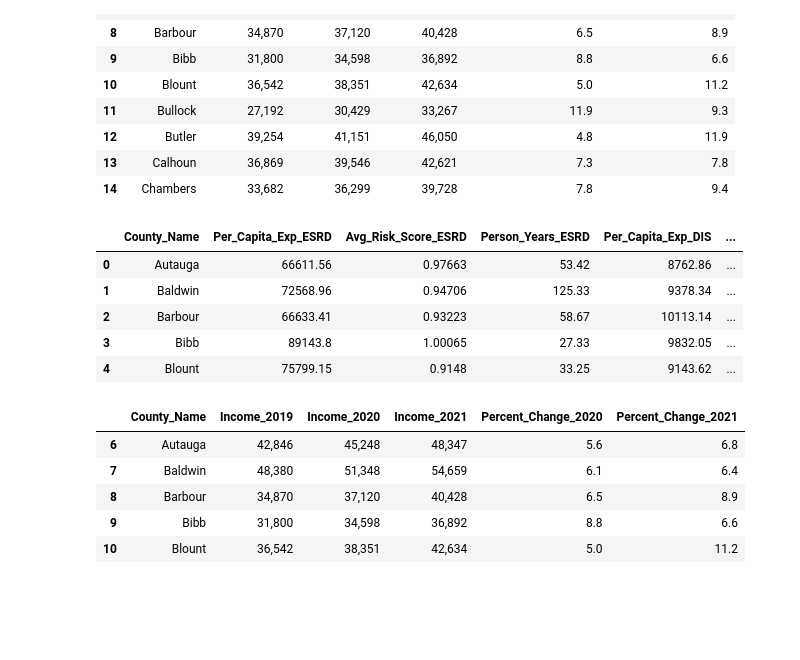
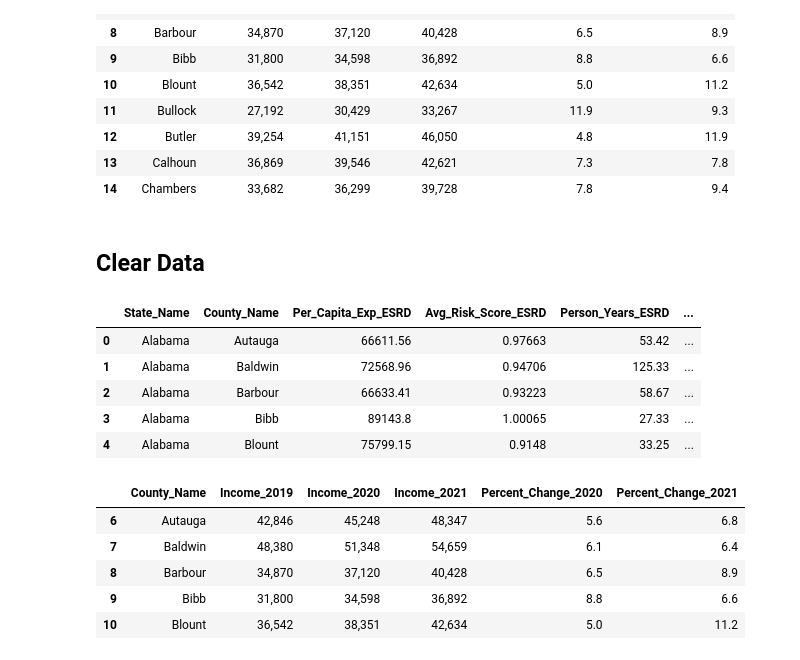
Before and after one commit to AdvaySingh1/Income-Elasticity-Analysis, a Jupyter notebook: Elasticity-Analysis.ipynb, the cells around one changed output. Saved outputs shown, nothing was run; the diff lists cells and outputs as text; code cells hidden in the pictures; blank space fills up the shorter version.

```diff
--- a/Elasticity-Analysis.ipynb
+++ b/Elasticity-Analysis.ipynb
@@ -33,21 +33,25 @@ df_income.head(10)
 | 12 | Butler | 39,254 | 41,151 | 46,050 | 4.8 | 11.9 |
 | 13 | Calhoun | 36,869 | 39,546 | 42,621 | 7.3 | 7.8 |
 | 14 | Chambers | 33,682 | 36,299 | 39,728 | 7.8 | 9.4 |
+# %% [markdown]
+## Clear Data
 # %%
 df_19_expenditure = pd.read_csv("../Income-Elasticity-Analysis/Data/County_Expenditure_2019.csv")
 # determine states (need to be deleted from df_income)
 states = df_19_expenditure.State_Name.unique()
+#format df_19 dataset
+
+
+df_19 = df_19_expenditure.drop(['Year', 'State_ID', 'County_ID'], axis='columns')
 df_19.dropna()
-#format df_19 dataset
-df_19 = df_19_expenditure.drop(['State_Name', 'Year', 'State_ID', 'County_ID'], axis='columns')
 df_19.head()
 # %% [output]
-|  | County_Name | Per_Capita_Exp_ESRD | Avg_Risk_Score_ESRD | Person_Years_ESRD | Per_Capita_Exp_DIS | ... |
-| 0 | Autauga | 66611.56 | 0.97663 | 53.42 | 8762.86 | ... |
-| 1 | Baldwin | 72568.96 | 0.94706 | 125.33 | 9378.34 | ... |
-| 2 | Barbour | 66633.41 | 0.93223 | 58.67 | 10113.14 | ... |
-| 3 | Bibb | 89143.8 | 1.00065 | 27.33 | 9832.05 | ... |
-| 4 | Blount | 75799.15 | 0.9148 | 33.25 | 9143.62 | ... |
+|  | State_Name | County_Name | Per_Capita_Exp_ESRD | Avg_Risk_Score_ESRD | Person_Years_ESRD | ... |
+| 0 | Alabama | Autauga | 66611.56 | 0.97663 | 53.42 | ... |
+| 1 | Alabama | Baldwin | 72568.96 | 0.94706 | 125.33 | ... |
+| 2 | Alabama | Barbour | 66633.41 | 0.93223 | 58.67 | ... |
+| 3 | Alabama | Bibb | 89143.8 | 1.00065 | 27.33 | ... |
+| 4 | Alabama | Blount | 75799.15 | 0.9148 | 33.25 | ... |
 # %%
 # drop the states from df_income dataset
 for state in states:
```
Also changed, not shown: parts of 7 cells of this notebook, 14 other files.
